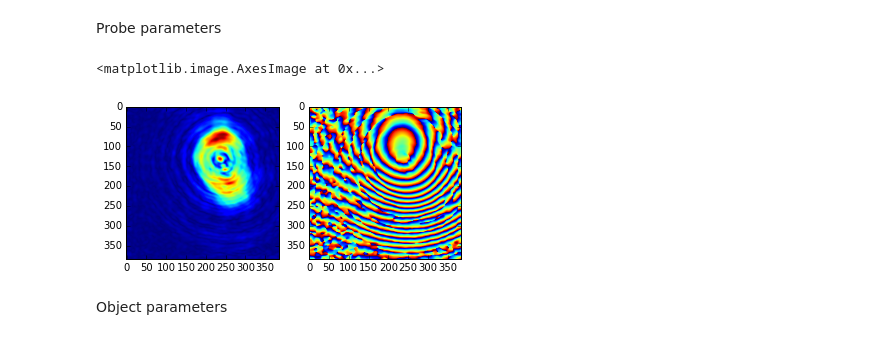
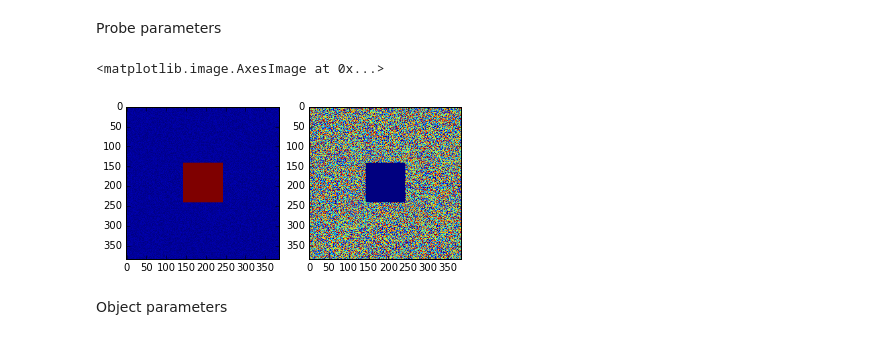
Before and after one commit to camera-sharp/sharp-nsls2, a Jupyter notebook: examples/e1/recon_ptycho.ipynb, the cells around one changed output. Cells and saved outputs as stored; diff of their text form; code cells hidden in the pictures.

```diff
--- a/examples/e1/recon_ptycho.ipynb
+++ b/examples/e1/recon_ptycho.ipynb
@@ -162,21 +164,21 @@ Probe parameters
 # %%
 recon.init_prb_flag = False  #True to start with a random guess. False to load a pre-existing array
 
 recon.prb = probe
-# recon.prb = npy.load('./prb_init.npy')
+recon.prb = npy.load('./prb_init.npy')
 
 recon.nx_prb = nx
 recon.ny_prb = ny
 
-recon.start_update_probe = n_iterations + 2 # 2    # iteration number for probe updating
+recon.start_update_probe = 2    # iteration number for probe updating
 
 plt.subplot(1,2,1)
 plt.imshow(abs(recon.prb))
 plt.subplot(1,2,2)
 plt.imshow(np.angle(recon.prb))
 # %% [output]
 <matplotlib.image.AxesImage at 0x...>
-[figure, old version]
+[figure, new version]
 # %% [markdown]
 Object parameters
 # %%
```
Also changed, not shown: parts of 6 cells of this notebook, 24 other files.
